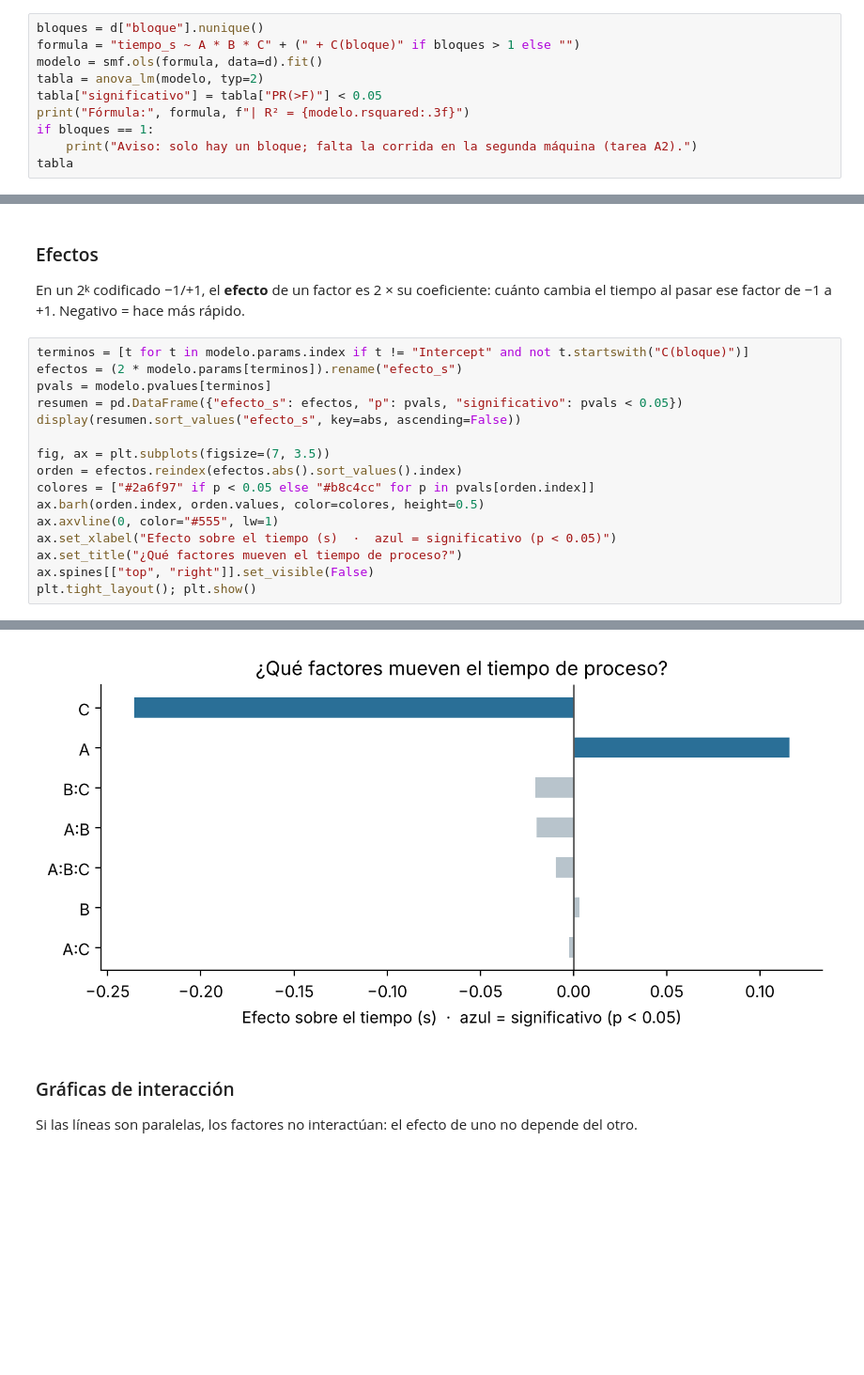
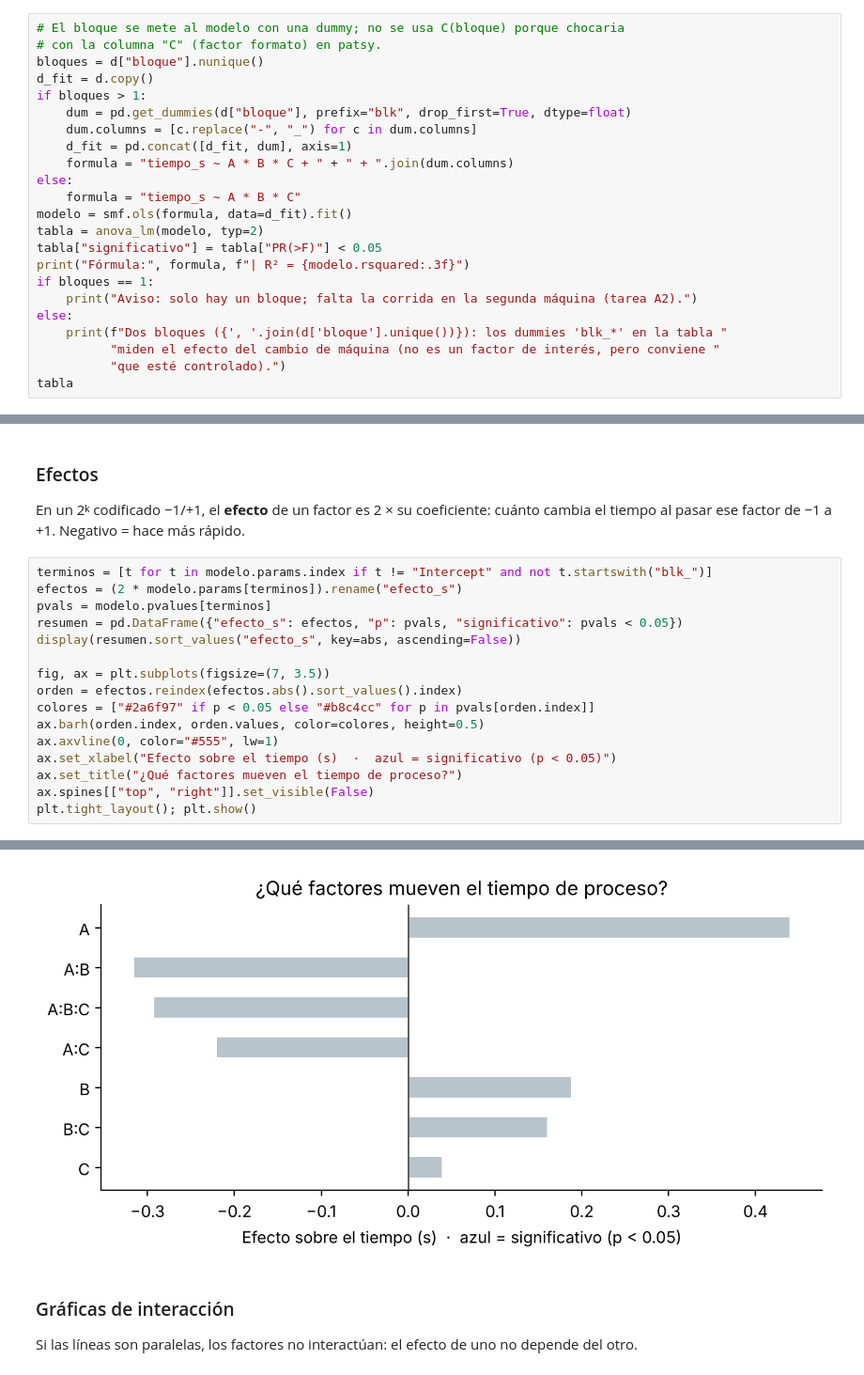
Before and after one commit to salvadorafer11/abarrotespos, a Jupyter notebook: laboratorio/experimento_E2.ipynb, the cells around one changed output, grey strips where cells are left out. Shown at 94% size. Drawn from its saved outputs; the diff is of its cells as text; blank space fills up the shorter version.

```diff
--- a/laboratorio/experimento_E2.ipynb
+++ b/laboratorio/experimento_E2.ipynb
@@ -66,13 +67,26 @@ nube-claude    24
 Modelo: `tiempo_s ~ A * B * C` (efectos principales y todas sus interacciones). Si hay más de una
 máquina, se agrega el bloque como término aditivo `+ C(bloque)`. Nivel de significancia α = 0.05.
 # %%
+# El bloque se mete al modelo con una dummy; no se usa C(bloque) porque chocaria
+# con la columna "C" (factor formato) en patsy.
 bloques = d["bloque"].nunique()
-formula = "tiempo_s ~ A * B * C" + (" + C(bloque)" if bloques > 1 else "")
-modelo = smf.ols(formula, data=d).fit()
+d_fit = d.copy()
+if bloques > 1:
+    dum = pd.get_dummies(d["bloque"], prefix="blk", drop_first=True, dtype=float)
+    dum.columns = [c.replace("-", "_") for c in dum.columns]
+    d_fit = pd.concat([d_fit, dum], axis=1)
+    formula = "tiempo_s ~ A * B * C + " + " + ".join(dum.columns)
+else:
+    formula = "tiempo_s ~ A * B * C"
+modelo = smf.ols(formula, data=d_fit).fit()
 tabla = anova_lm(modelo, typ=2)
 tabla["significativo"] = tabla["PR(>F)"] < 0.05
 print("Fórmula:", formula, f"| R² = {modelo.rsquared:.3f}")
 if bloques == 1:
     print("Aviso: solo hay un bloque; falta la corrida en la segunda máquina (tarea A2).")
+else:
+    print(f"Dos bloques ({', '.join(d['bloque'].unique())}): los dummies 'blk_*' en la tabla "
+          "miden el efecto del cambio de máquina (no es un factor de interés, pero conviene "
+          "que esté controlado).")
 tabla
 # %% [output]
@@ -93,7 +108,7 @@ Aviso: solo hay un bloque; falta la corrida en la segunda máquina (tarea A2).
 En un 2ᵏ codificado −1/+1, el **efecto** de un factor es 2 × su coeficiente: cuánto cambia el tiempo
 al pasar ese factor de −1 a +1. Negativo = hace más rápido.
 # %%
-terminos = [t for t in modelo.params.index if t != "Intercept" and not t.startswith("C(bloque)")]
+terminos = [t for t in modelo.params.index if t != "Intercept" and not t.startswith("blk_")]
 efectos = (2 * modelo.params[terminos]).rename("efecto_s")
 pvals = modelo.pvalues[terminos]
 resumen = pd.DataFrame({"efecto_s": efectos, "p": pvals, "significativo": pvals < 0.05})
@@ -120,4 +135,4 @@ plt.tight_layout(); plt.show()
-[figure, old version]
+[figure, new version]
 # %% [markdown]
 ### Gráficas de interacción
 
```
Also changed, not shown: parts of 9 cells of this notebook, 10 other files.
